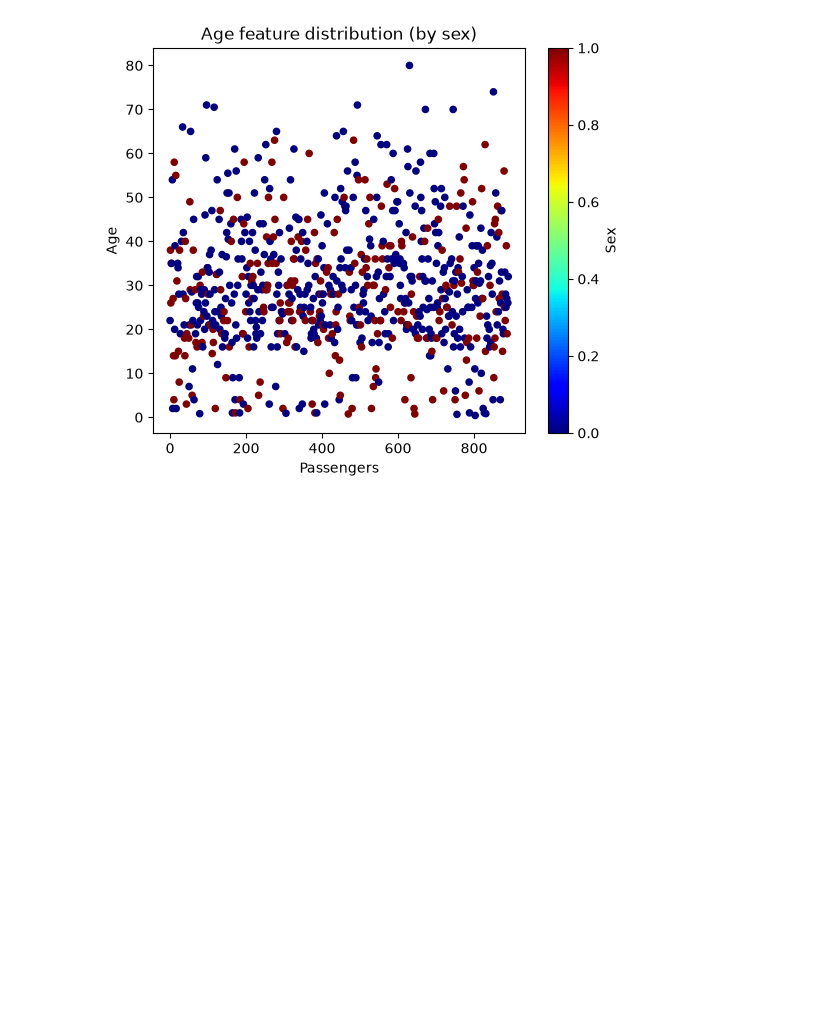
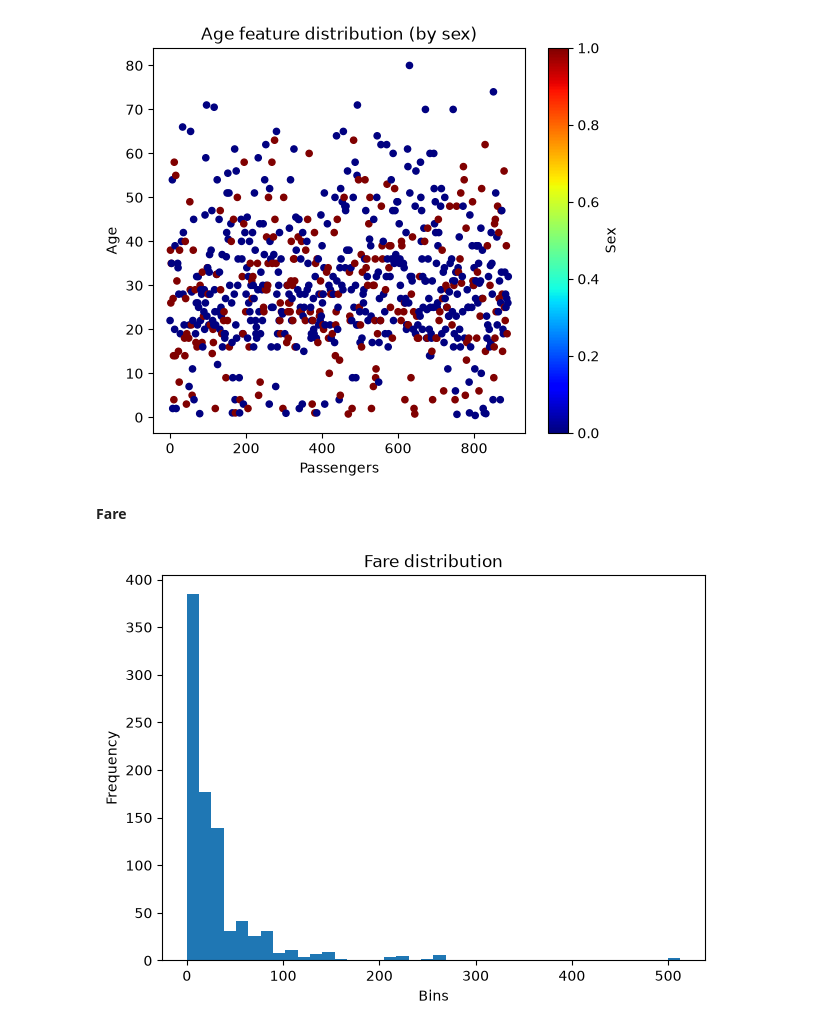
Before and after one commit to SpaceMakerc/Titanic---Machine-Learning-from-Disaster, a Jupyter notebook: titanic.ipynb, the cells around one changed output. Drawn from its saved outputs; the diff is of its cells as text; code cells hidden in the pictures; blank space fills up the shorter version.

Commit message:
Added custom Fare and estimation

```diff
--- a/titanic.ipynb
+++ b/titanic.ipynb
@@ -244 +247,17 @@ age_pipeline = make_pipeline(
 # age_pipeline.fit_transform(titanic_train_data_copy[["Name", "Age"]].values)
+# %% [markdown]
+**Fare**
+# %%
+plt.figure(figsize=(7, 5))
+
+plt.hist(
+    x=titanic_train_data_copy["Fare"],
+    bins=40
+)
+plt.xlabel("Bins")
+plt.ylabel("Frequency")
+plt.title("Fare distribution")
+
+plt.show()
+# %% [output]
+[figure, added]
```
Also changed, not shown: parts of 11 cells of this notebook.
